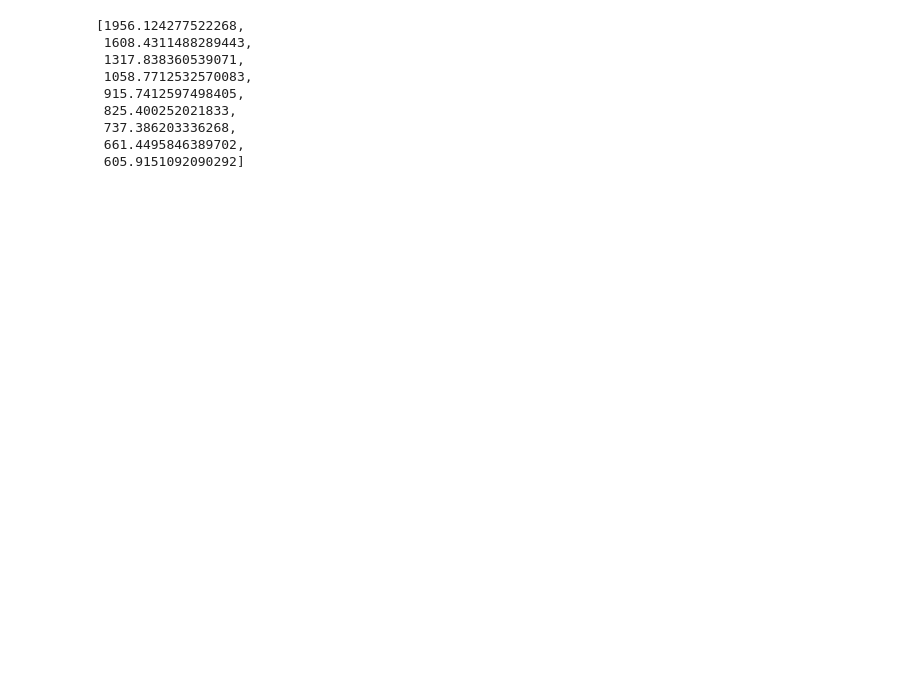
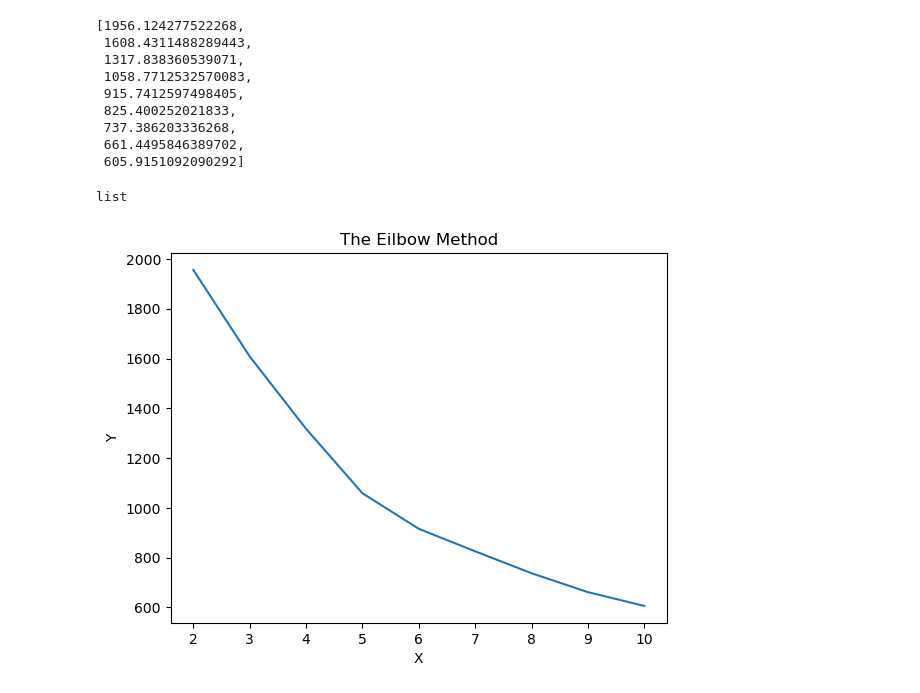
Before and after one commit to RinkuAshish2/Python, a Jupyter notebook: DAY21.ipynb, the cells around one changed output. Drawn from its saved outputs; the diff is of its cells as text; code cells hidden in the pictures; blank space fills up the shorter version.

```diff
--- a/DAY21.ipynb
+++ b/DAY21.ipynb
@@ -315,3 +317,15 @@ wcss
  737.386203336268,
  661.4495846389702,
  605.9151092090292]
+# %%
+type(wcss)
+# %% [output]
+list
+# %%
+plt.plot(range(2,11),wcss)
+plt.title("The Eilbow Method")
+plt.xlabel("X")
+plt.ylabel("Y")
+plt.show()
+# %% [output]
+[figure, added]
```
Also changed, not shown: parts of 23 cells of this notebook.
